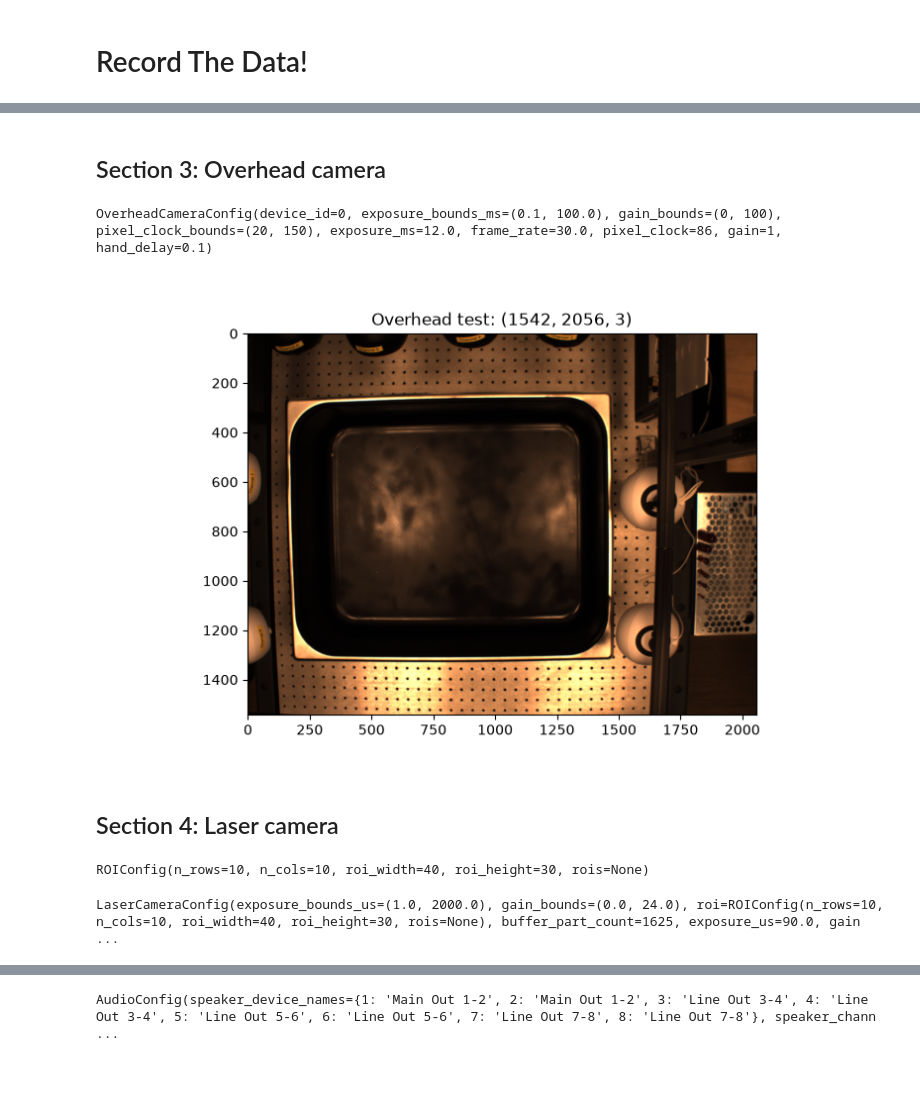
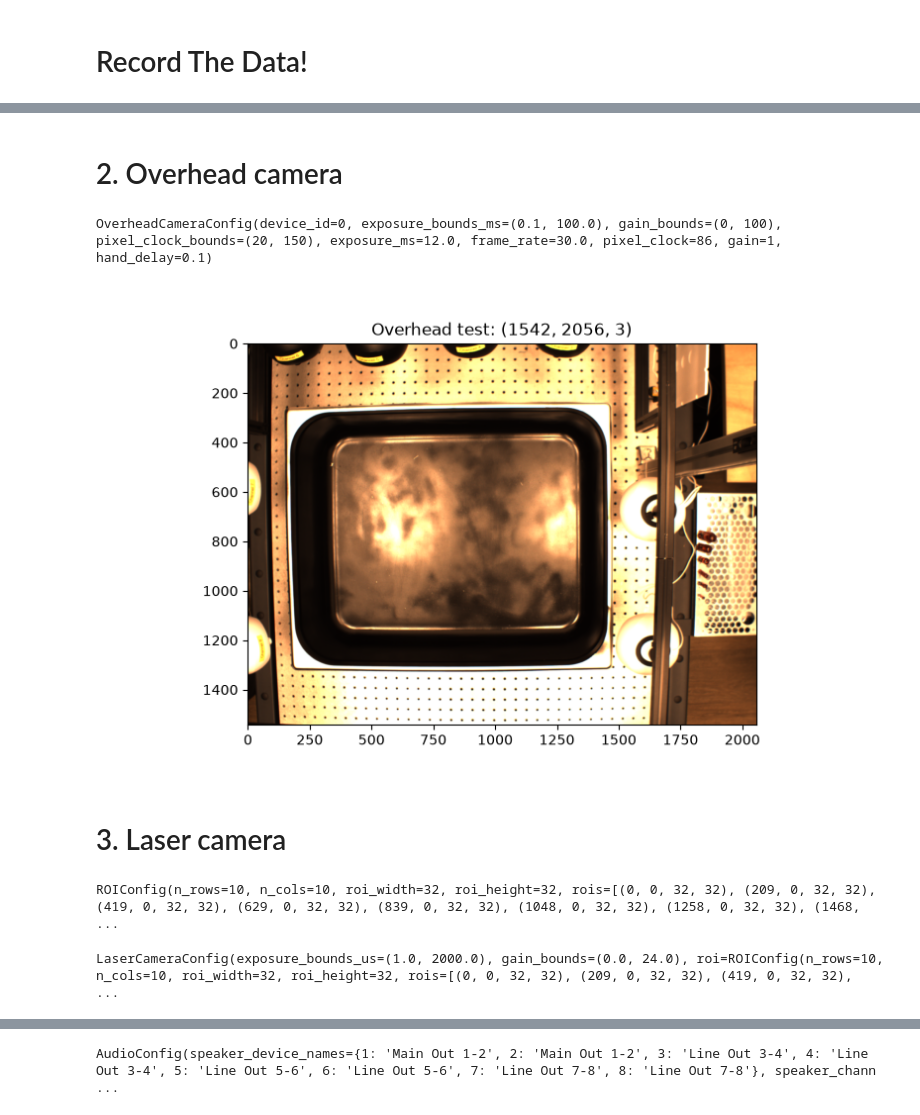
Before and after one commit to eitanturok/good-vibrations, a Jupyter notebook: record/record.ipynb, the cells around one changed output, grey strips where cells are left out. Cells and saved outputs as stored; diff of their text form; code cells hidden in the pictures; blank space fills up the shorter version.

```diff
--- a/record/record.ipynb
+++ b/record/record.ipynb
@@ -56,5 +55,5 @@ from utils.io_utils import save, append, load, load_metadata
 # %% [markdown]
-## Section 3: Overhead camera
+# 2. Overhead camera
 # %%
 @dataclass
 class OverheadCameraConfig:
@@ -125,52 +153,90 @@ class PyueyeCamera:
         color = cv2.rotate(color, cv2.ROTATE_180)
         return color
 # %%
-# safe to re-run: close() releases the uEye device handle a previous run of this cell
-# left open (see PyueyeCamera.close() above) before opening a fresh one
-if "overhead_cam" in globals():
-    overhead_cam.close()
+# No explicit close()/start()/end() needed -- PyueyeCamera.__init__ automatically closes
+# any previous instance (close_previous_instance, record/utils) and starts the new one, so
+# it keeps streaming for the rest of the session (reused later, e.g. by the dry run and the GUI).
 overhead_cam = PyueyeCamera(overhead_camera_config)
-overhead_cam.start()
 _overhead_smoke_frame = overhead_cam.capture_overhead()
-overhead_cam.end()
 
 _fig = Figure(figsize=(8, 5))
 _ax = _fig.subplots()
 _ax.imshow(_overhead_smoke_frame)
 _ax.set_title(f"Overhead test: {_overhead_smoke_frame.shape}")
 Image.fromarray(viz.figure_to_array(_fig))
 # %% [output]
-[figure, old version]
+[figure, new version]
 # %% [markdown]
-## Section 4: Laser camera
+# 3. Laser camera
 # %%
+LASER_SENSOR_WIDTH, LASER_SENSOR_HEIGHT = 1920, 1080  # fixed hardware sensor size (matches MikrotronCamera.reset_global_roi)
+
+
+def roi_size_multiple_of_4(px):
+    # hardware rule: the camera reads 2 sensor rows per row register and needs the selected
+    # rows x 2 to be a multiple of 4 -- true for ANY row count iff each ROI height is a
+    # multiple of 4 (else e.g. 5 rows of 30px crash set_rows)
+    return max(4, 4 * round(px / 4))
+
+
 @dataclass
 class ROIConfig:
     n_rows: int = 10
     n_cols: int = 10
-    roi_width: int = 40   # column width, px
-    roi_height: int = 30  # row height, px -- independently tunable from roi_width (ports
-                           # record.ipynb's separate ROI_ROW_HEIGHT=30 vs ROI_COLUMN_WIDTH=40)
-    rois: list[tuple[int, int, int, int]] | None = None  # (x, y, w, h) per ROI, row-major;
-                                                          # None for the wide-open calibration config
+    roi_width: int = 32   # px -- kept small: pclk cost scales with ROI pixel count
+    roi_height: int = 32  # px -- must be a multiple of 4, see roi_size_multiple_of_4
+    rois: list[tuple[int, int, int, int]] | None = None  # (x, y, w, h) per ROI, row-major, in the
+                           # camera's OUTPUT frame; None = wide-open calibration (no grid yet)
+    row_positions: list[int] | None = None  # physical sensor row where each row band starts --
+                           # the camera returns only the selected rows stacked edge-to-edge, so
+                           # this differs from rois' packed y; None = packed from the top
+    offset_x: int = 0      # sensor column where the output frame starts (the camera reads only a
+                           # 16-aligned column window) -- sensor x of an ROI = its x + offset_x
 
-default_roi = ROIConfig()
+    def __post_init__(self):
+        if self.roi_height % 4:
+            raise ValueError(f"roi_height={self.roi_height} must be a multiple of 4 (camera row rule)")
+
+    @classmethod
+    def spread(cls, n_rows=10, n_cols=10, roi_width=32, roi_height=32):
+        """n_cols column lines and n_rows row lines spread evenly across the full sensor."""
+        roi_height = roi_size_multiple_of_4(roi_height)
+        xs = np.linspace(0, LASER_SENSOR_WIDTH - roi_width, n_cols).astype(int)
+        ys = np.linspace(0, LASER_SENSOR_HEIGHT - roi_height, n_rows).astype(int) // 2 * 2  # camera addresses rows in pairs
+        offset_x, _ = geometry.readout_columns(int(xs[0]), int(xs[-1]) + roi_width)
+        rois = [(int(x) - offset_x, r * roi_height, roi_width, roi_height) for r in range(n_rows) for x in xs]
+        return cls(n_rows, n_cols, roi_width, roi_height, rois, [int(y) for y in ys], offset_x)
+
+default_roi = ROIConfig.spread()
 default_roi
 # %% [output]
-ROIConfig(n_rows=10, n_cols=10, roi_width=40, roi_height=30, rois=None)
+ROIConfig(n_rows=10, n_cols=10, roi_width=32, roi_height=32, rois=[(0, 0, 32, 32), (209, 0, 32, 32), (419, 0, 32, 32), (629, 0, 32, 32), (839, 0, 32, 32), (1048, 0, 32, 32), (1258, 0, 32, 32), (1468,  ...
 # %%
 @dataclass
 class LaserCameraConfig:
     exposure_bounds_us: tuple[float, float] = (1.0, 2000.0)
     gain_bounds: tuple[float, float] = (0.0, 24.0)
     roi: ROIConfig = field(default_factory=lambda: default_roi)
-    buffer_part_count: int = 1625  # 1 for the temporary wide-open calibration config
+    buffer_part_count: int | None = None  # frames per buffer; None = round(capture_margin_s * fps), see below
     exposure_us: float = 90.0
     gain: float = 1.0
+    fps: float = 2500.0  # capped at the camera's max for the active ROI; must be > 2000 for
+                         # post-processing's 1000 Hz cutoff (Nyquist)
+    capture_margin_s: float = 0.1  # extra seconds captured past the chirp
+
+    def __post_init__(self):
+        # The camera hands over only FULL buffers, so frames-per-buffer B sets:
+        # - preview latency: B / fps
+        # - start shift: a capture can begin up to one buffer (B / fps) before the chirp -- must
+        #   fit inside the margin, or the end of the chirp is cut off: B <= margin * fps
+        # - with B = margin * fps exactly, a capture ((chirp + margin) * fps frames) is a whole
+        #   number of buffers, so nothing waits after the audio ends
+        if self.buffer_part_count is None:
+            self.buffer_part_count = round(self.capture_margin_s * self.fps)  # 250 at 2500 fps
 
 laser_camera_config = LaserCameraConfig(roi=default_roi)
 laser_camera_config
 # %% [output]
-LaserCameraConfig(exposure_bounds_us=(1.0, 2000.0), gain_bounds=(0.0, 24.0), roi=ROIConfig(n_rows=10, n_cols=10, roi_width=40, roi_height=30, rois=None), buffer_part_count=1625, exposure_us=90.0, gain ...
+LaserCameraConfig(exposure_bounds_us=(1.0, 2000.0), gain_bounds=(0.0, 24.0), roi=ROIConfig(n_rows=10, n_cols=10, roi_width=32, roi_height=32, rois=[(0, 0, 32, 32), (209, 0, 32, 32), (419, 0, 32, 32),  ...
 # %%
 class MikrotronCamera:
```
Also changed, not shown: parts of 32 cells of this notebook, 15 other files.
